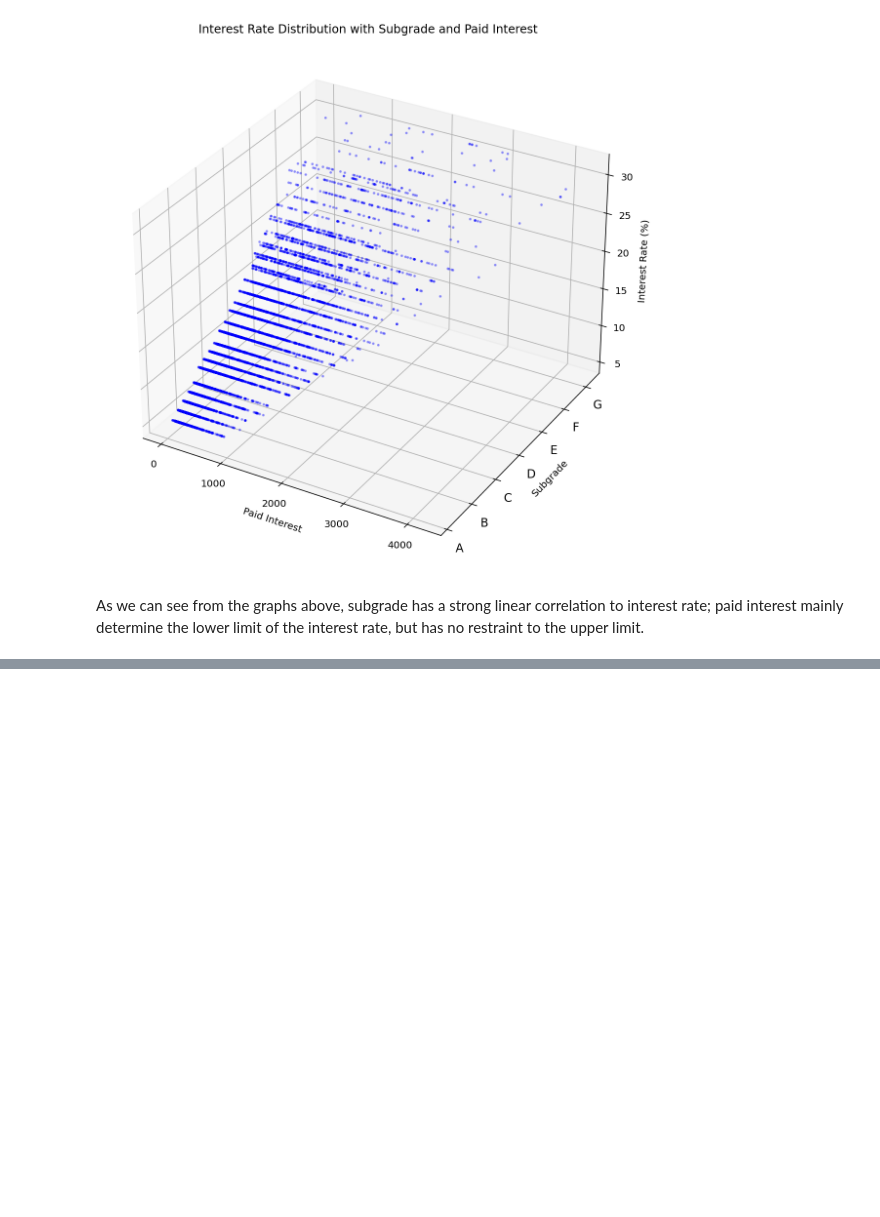
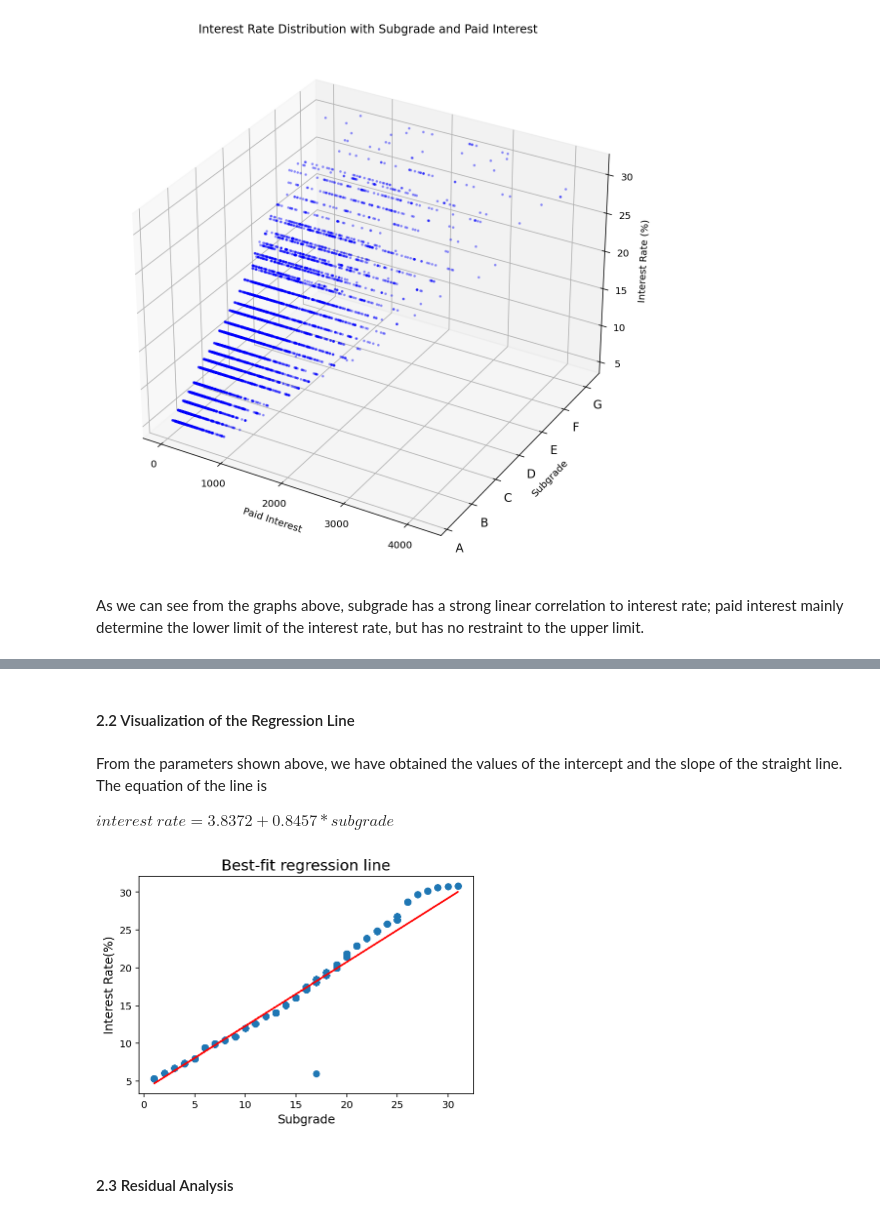
Before and after one commit to michael-qu/Lending-Club-Analysis, a Jupyter notebook: Case_Study_1.ipynb, the cells around one changed output, grey strips where cells are left out. Cells and saved outputs as stored; diff of their text form; code cells hidden in the pictures; blank space fills up the shorter version.

```diff
--- a/Case_Study_1.ipynb
+++ b/Case_Study_1.ipynb
@@ -494,0 +426,5 @@ print("""final results:
+# %%
+X = df_cleaned['sub_grade']
+y = df_cleaned['interest_rate']
+X_train, X_test, y_train, y_test = train_test_split(X, y, train_size = 0.7,
+                                                    test_size = 0.3, random_state = 100)
@@ -494,0 +482,19 @@ print("""final results:
+# %% [markdown]
+#### 2.2 Visualization of the Regression Line
+# %% [markdown]
+From the parameters shown above, we have obtained the values of the intercept and the slope of the straight line. The equation of the line is
+
+$interest$ $rate=3.8372+0.8457*subgrade $
+# %%
+# Visualizing the regression line
+fig, ax = plt.subplots(figsize=(6,4))
+ax.scatter(X_train, y_train)
+ax.plot(X_train, 3.8372 + 0.8457*X_train, 'r')
+ax.set_title('Best-fit regression line', fontsize = 15)
+ax.set_xlabel('Subgrade', fontsize = 12)
+ax.set_ylabel('Interest Rate(%)', fontsize = 12)
+plt.show()
+# %% [output]
+[figure, added]
+# %% [markdown]
+#### 2.3 Residual Analysis
```
Also changed, not shown: parts of 50 cells of this notebook, 2 other files.
